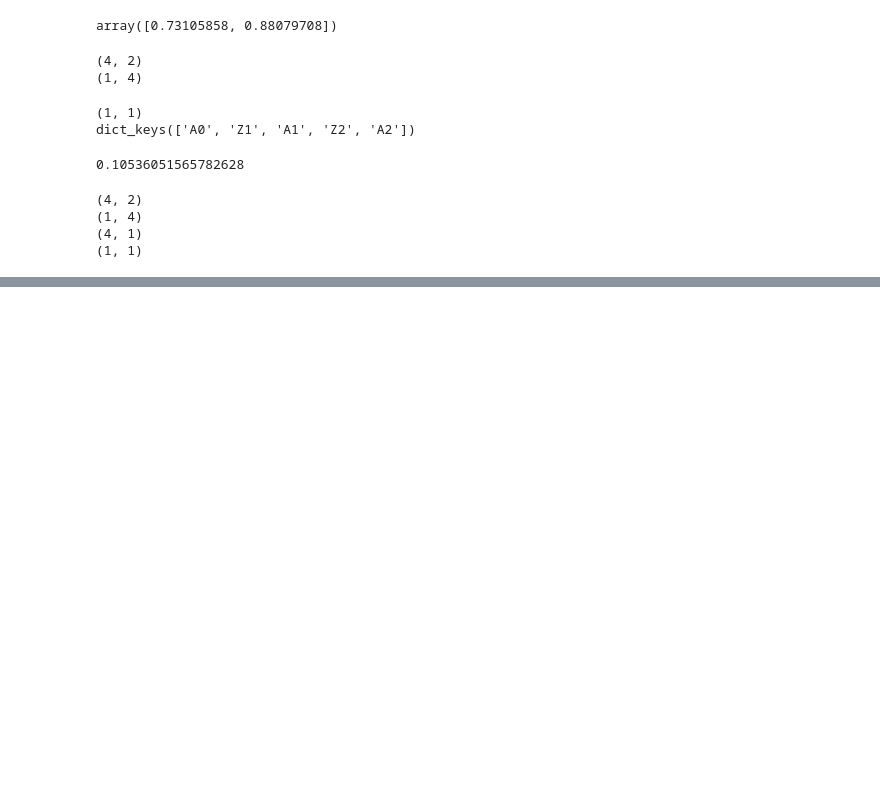
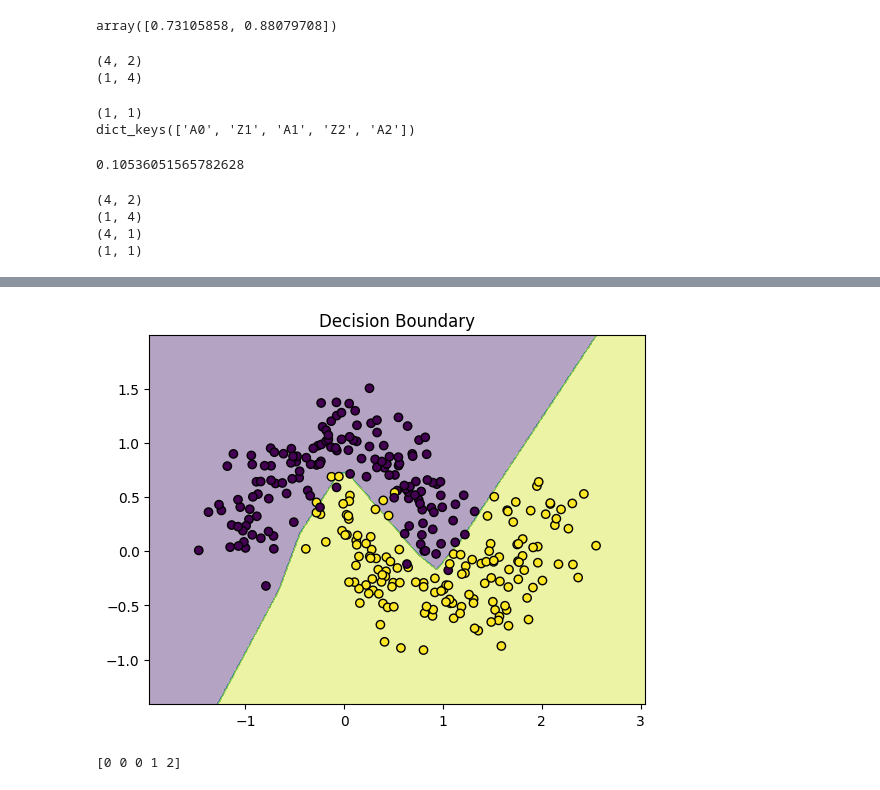
Before and after one commit to adityandandia/ml-from-scratch, a Jupyter notebook: NeuralNetworks/nn_general.ipynb, the cells around one changed output, grey strips where cells are left out. Saved outputs shown, nothing was run; the diff lists cells and outputs as text; code cells hidden in the pictures; blank space fills up the shorter version.

Commit message:
Update the hidden layer(s) activation function to relu

```diff
--- a/NeuralNetworks/nn_general.ipynb
+++ b/NeuralNetworks/nn_general.ipynb
@@ -35,7 +38,10 @@ def forwardpass(X, parameters):
     W = parameters['dW' + str(i)]
     b = parameters['db'+str(i)]
     Z = np.dot(W, A) + b
-    A = sigmoid(Z)
+    if i == L:
+       A = sigmoid(Z)
+    else:
+      A = relu(Z)
     cache['Z' + str(i)] = Z
     cache['A' + str(i)] = A
   return A, cache
@@ -57,6 +63,9 @@ y = np.array([[1, 0]])
 print(compute_loss(A, y))  # should be a small positive number
 # %% [output]
 0.10536051565782628
+# %%
+def relu_derivative(Z):
+  return (Z > 0 ).astype(float)
 # %%
 def backprop(y,cache, parameters):
     L = len(parameters)//2
@@ -67,7 +76,7 @@ def backprop(y,cache, parameters):
       delta=grads['delta' + str(l)]
       grads['dW' + str(l)] = (1/y.shape[1])*np.dot(delta, np.transpose(cache['A' + str(l-1)]))
       if l > 1:
-        grads['delta'+str(l-1)] = np.dot(np.transpose(parameters['dW' + str(l)]),delta)*cache['A' + str(l-1)]*(1-cache['A' + str(l-1)])
+        grads['delta'+str(l-1)] = np.dot(np.transpose(parameters['dW' + str(l)]),delta)*relu_derivative(cache['Z' + str(l-1)])
       grads['db' + str(l)] = (1/(y.shape[1]))*np.sum(delta,axis=1, keepdims = True)
 
     return grads
@@ -162,0 +125,14 @@ Final Accuracy: 100.0%
+# %%
+from sklearn.datasets import make_moons
+import matplotlib.pyplot as plt
+
+X, y = make_moons(n_samples=300, noise=0.2, random_state=42)
+X = X.T  # shape (2, 300)
+y = y.reshape(1, -1)  # shape (1, 300)
+
+layer_dims = [2, 8, 1]
+params, costs = model(X, y, layer_dims, epochs=5000, learning_rate=0.1)
+
+predictions = predict(X, params)
+accuracy = np.mean(predictions == y) * 100
+print(f"Accuracy: {accuracy}%")
@@ -162,0 +157,25 @@ Final Accuracy: 100.0%
+# %%
+def plot_decision_boundary(X, y, params):
+    x_min, x_max = X[0].min() - 0.5, X[0].max() + 0.5
+    y_min, y_max = X[1].min() - 0.5, X[1].max() + 0.5
+
+    xx, yy = np.meshgrid(np.arange(x_min, x_max, 0.01),
+                         np.arange(y_min, y_max, 0.01))
+
+    grid = np.c_[xx.ravel(), yy.ravel()].T
+    Z = predict(grid, params)
+    Z = Z.reshape(xx.shape)
+
+    plt.contourf(xx, yy, Z, alpha=0.4)
+    plt.scatter(X[0], X[1], c=y[0], edgecolors='k')
+    plt.title("Decision Boundary")
+    plt.show()
+
+plot_decision_boundary(X, y, params)
+# %% [output]
+[figure, added]
+# %%
+Z = np.array([-2, -1, 0, 1, 2])
+print(relu(Z))  # should be [0, 0, 0, 1, 2]
+# %% [output]
+[0 0 0 1 2]
```
Also changed, not shown: parts of 3 cells of this notebook.
